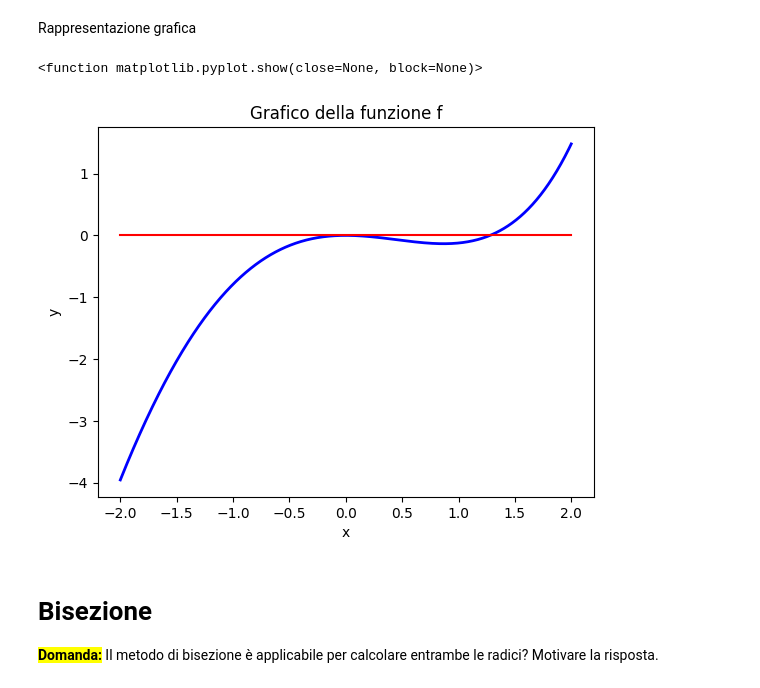
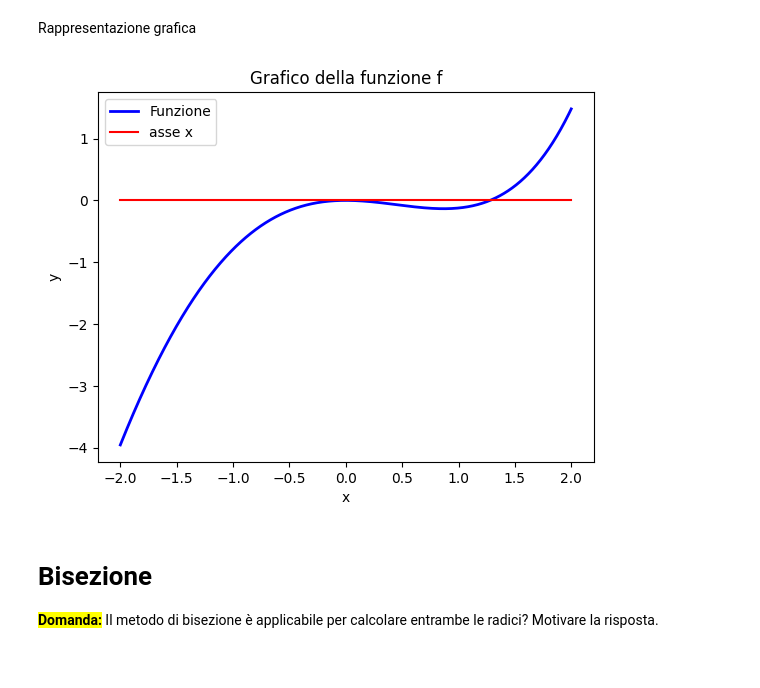
Before and after one commit to marcofossatii05-ui/mani_env, a Jupyter notebook: nonlinear_equations_template.ipynb, the cells around one changed output. Saved outputs shown, nothing was run; the diff lists cells and outputs as text; code cells hidden in the pictures.

```diff
--- a/nonlinear_equations_template.ipynb
+++ b/nonlinear_equations_template.ipynb
@@ -48,16 +48,16 @@ Rappresentazione grafica
 # %%
 # rappresentazione grafica della funzione f
 
 xgrid = np.linspace(-2,2,1000)
-plt.plot (xgrid,f(xgrid), 'b-',linewidth=2.0)
-plt.plot(xgrid, np.zeros(np.shape(xgrid)), 'r')
+plt.plot (xgrid,f(xgrid), 'b-',linewidth=2.0, label='Funzione')
+plt.plot(xgrid, np.zeros(np.shape(xgrid)), 'r',label='Asse x')
+plt.legend()
 plt.title("Grafico della funzione f")
 plt.xlabel("x")
 plt.ylabel("y")
-plt.show
+plt.show()
 # %% [output]
-<function matplotlib.pyplot.show(close=None, block=None)>
-[figure, old version]
+[figure, new version]
 # %% [markdown]
 # **Bisezione**
 
```
Also changed, not shown: parts of 3 cells of this notebook.
